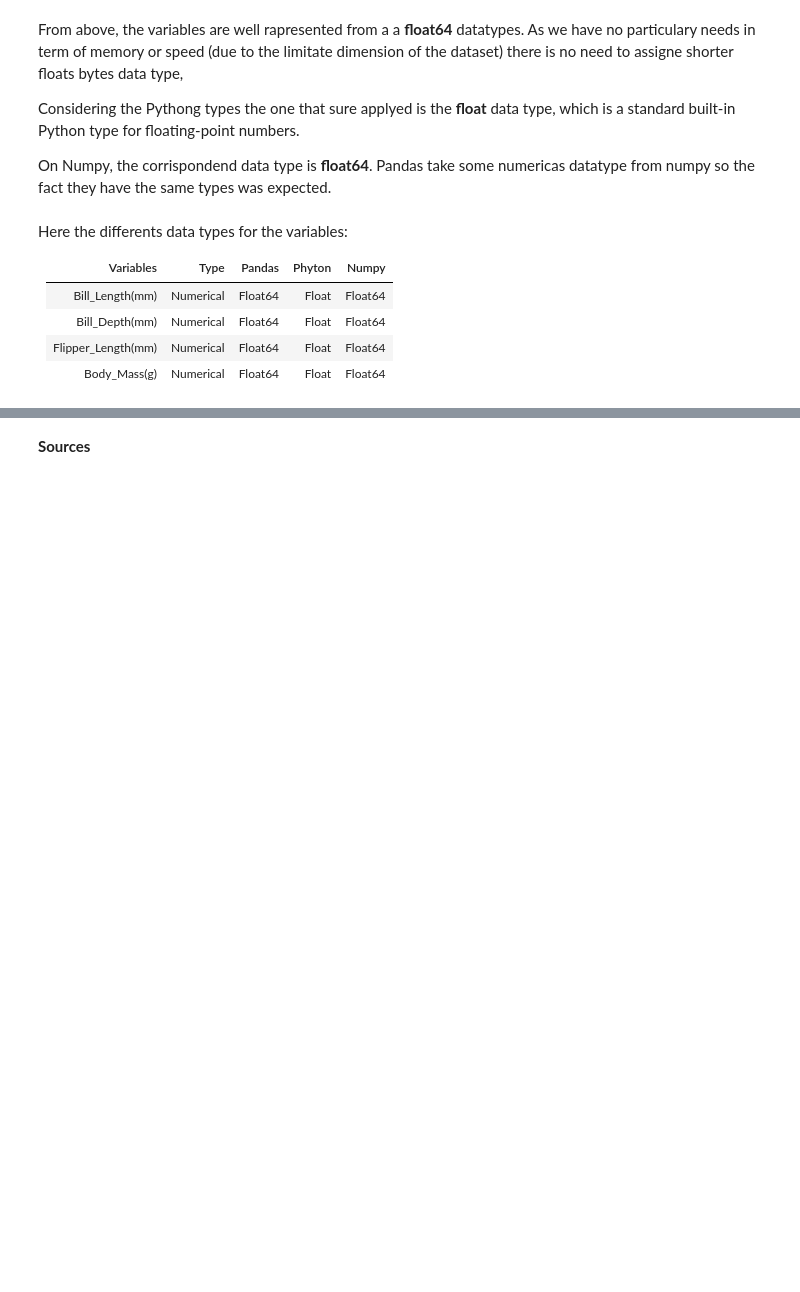
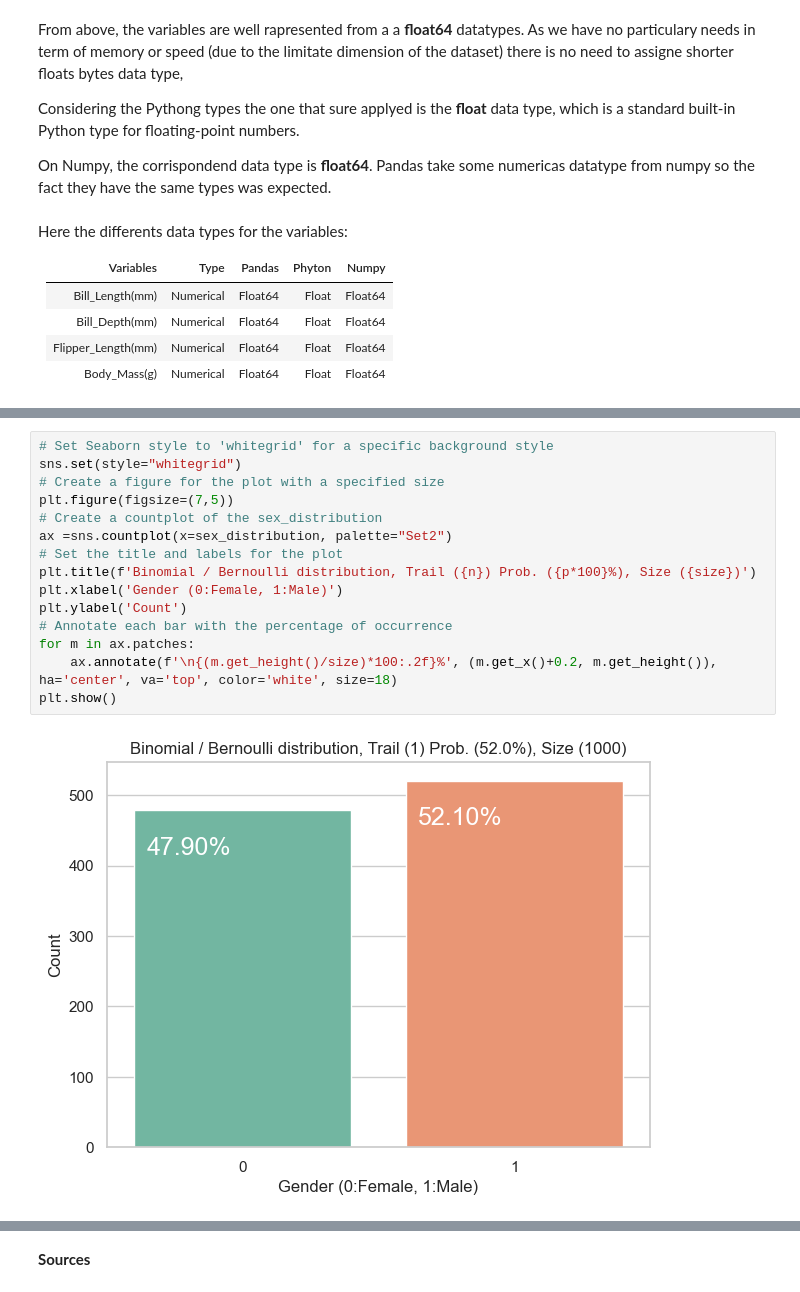
Before and after one commit to Cecilia8989/fund_data_analysis, a Jupyter notebook: task.ipynb, the cells around one changed output, grey strips where cells are left out. Drawn from its saved outputs; the diff is of its cells as text; blank space fills up the shorter version.

```diff
--- a/task.ipynb
+++ b/task.ipynb
@@ -726,0 +771,17 @@ Categories (3, object): ['Adelie', 'Chinstrap', 'Gentoo']
+# %%
+# Set Seaborn style to 'whitegrid' for a specific background style
+sns.set(style="whitegrid")
+# Create a figure for the plot with a specified size
+plt.figure(figsize=(7,5))
+# Create a countplot of the sex_distribution
+ax =sns.countplot(x=sex_distribution, palette="Set2")
+# Set the title and labels for the plot
+plt.title(f'Binomial / Bernoulli distribution, Trail ({n}) Prob. ({p*100}%), Size ({size})')
+plt.xlabel('Gender (0:Female, 1:Male)')
+plt.ylabel('Count')
+# Annotate each bar with the percentage of occurrence
+for m in ax.patches:
+    ax.annotate(f'\n{(m.get_height()/size)*100:.2f}%', (m.get_x()+0.2, m.get_height()), ha='center', va='top', color='white', size=18)
+plt.show()
+# %% [output]
+[figure, added]
```
Also changed, not shown: parts of 35 cells of this notebook, 1 other file.
